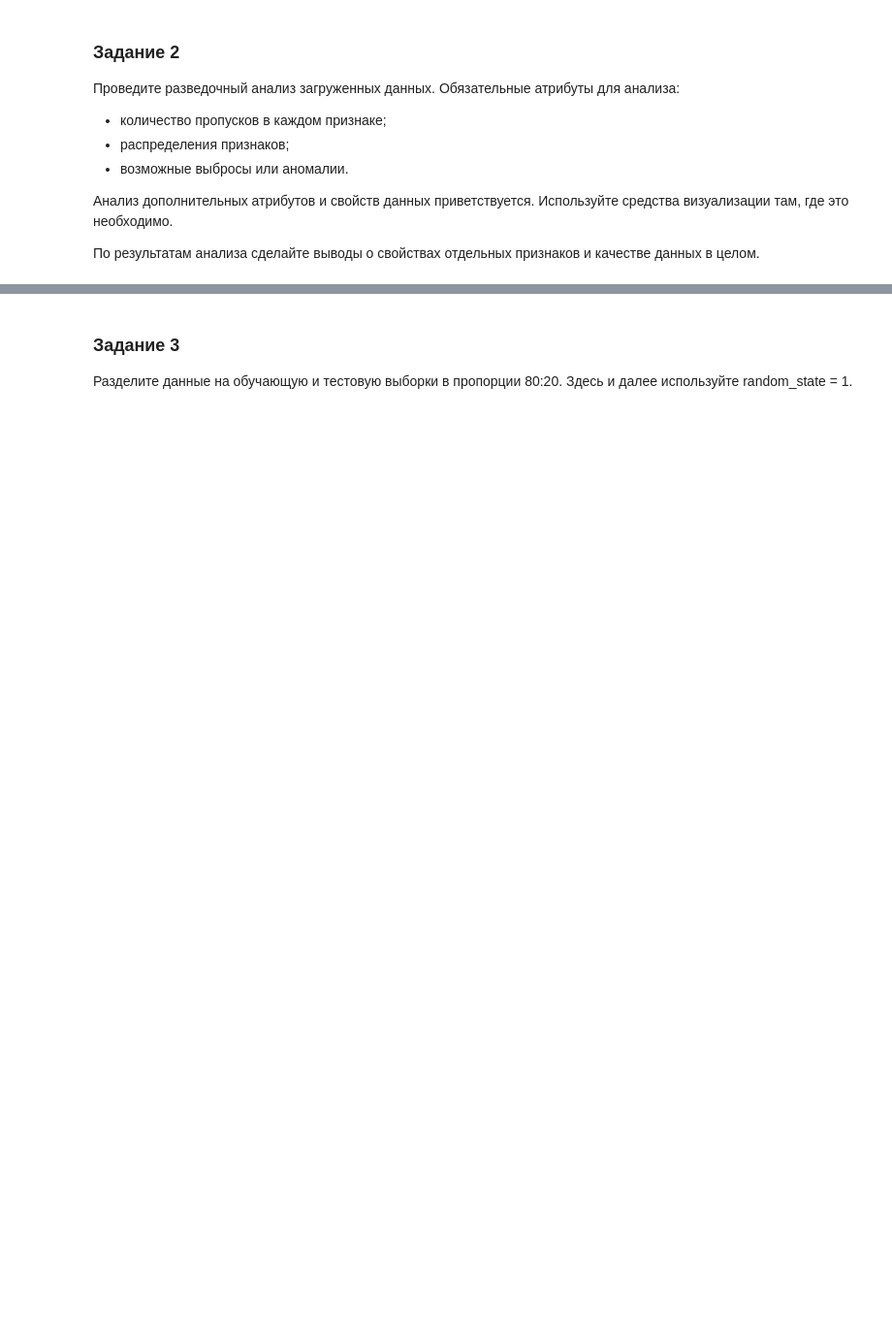
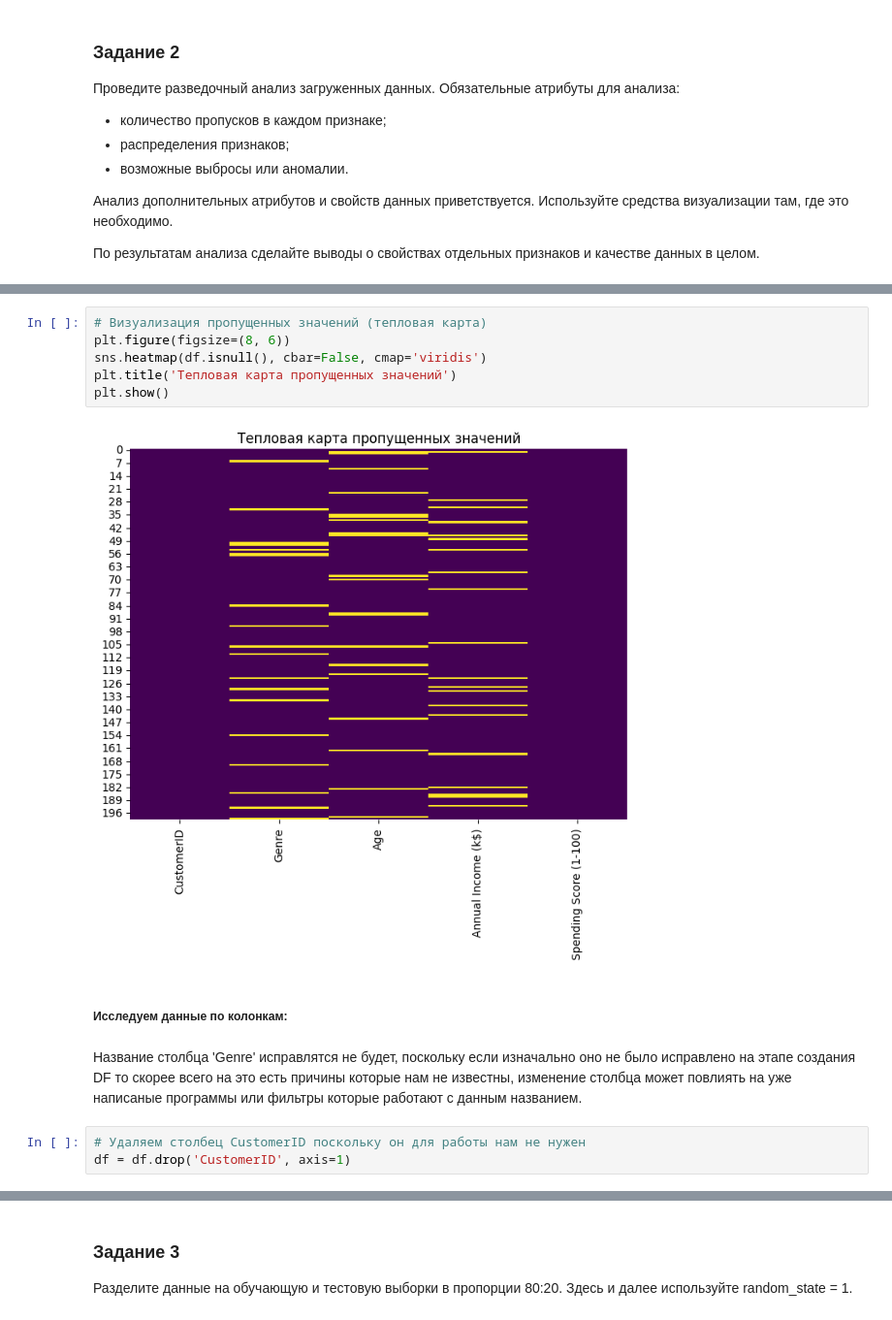
Before and after one commit to Ritorta/machine-learning, a Jupyter notebook: Work#6/Task_1.ipynb, the cells around one changed output, grey strips where cells are left out. Shown: that part at 97% size. Drawn from its saved outputs; the diff is of its cells as text; blank space fills up the shorter version.

```diff
--- a/Work#6/Task_1.ipynb
+++ b/Work#6/Task_1.ipynb
@@ -52,0 +147,15 @@ df.head()
+# %%
+# Визуализация пропущенных значений (тепловая карта)
+plt.figure(figsize=(8, 6))
+sns.heatmap(df.isnull(), cbar=False, cmap='viridis')
+plt.title('Тепловая карта пропущенных значений')
+plt.show()
+# %% [output]
+[figure, added]
+# %% [markdown]
+##### Исследуем данные по колонкам:
+# %% [markdown]
+Название столбца 'Genre' исправлятся не будет, поскольку если изначально оно не было исправлено на этапе создания DF то скорее всего на это есть причины которые нам не известны, изменение столбца может повлиять на уже написаные программы или фильтры которые работают с данным названием.
+# %%
+# Удаляем столбец CustomerID поскольку он для работы нам не нужен
+df = df.drop('CustomerID', axis=1)
```
Also changed, not shown: parts of 24 cells of this notebook.
